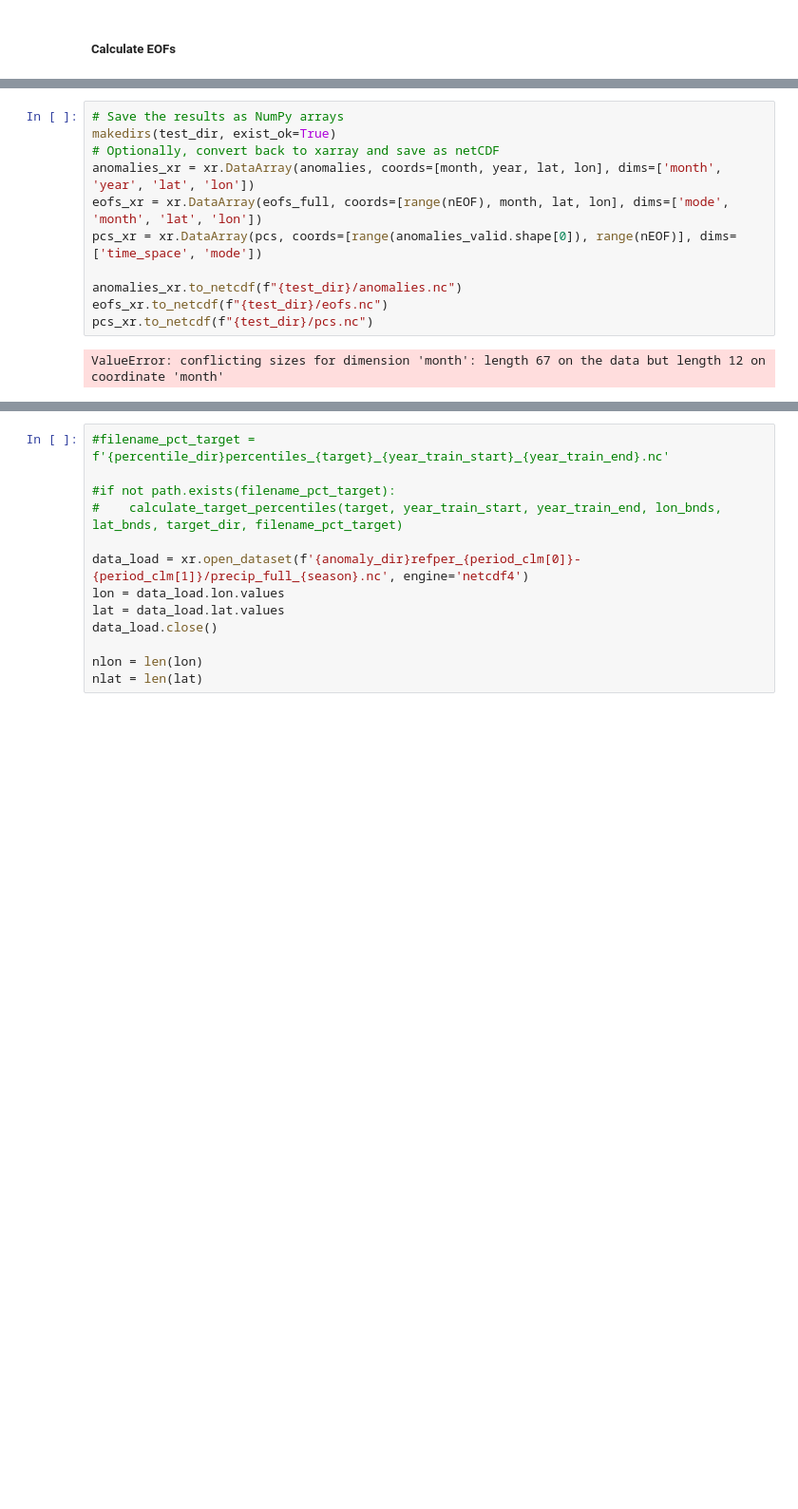
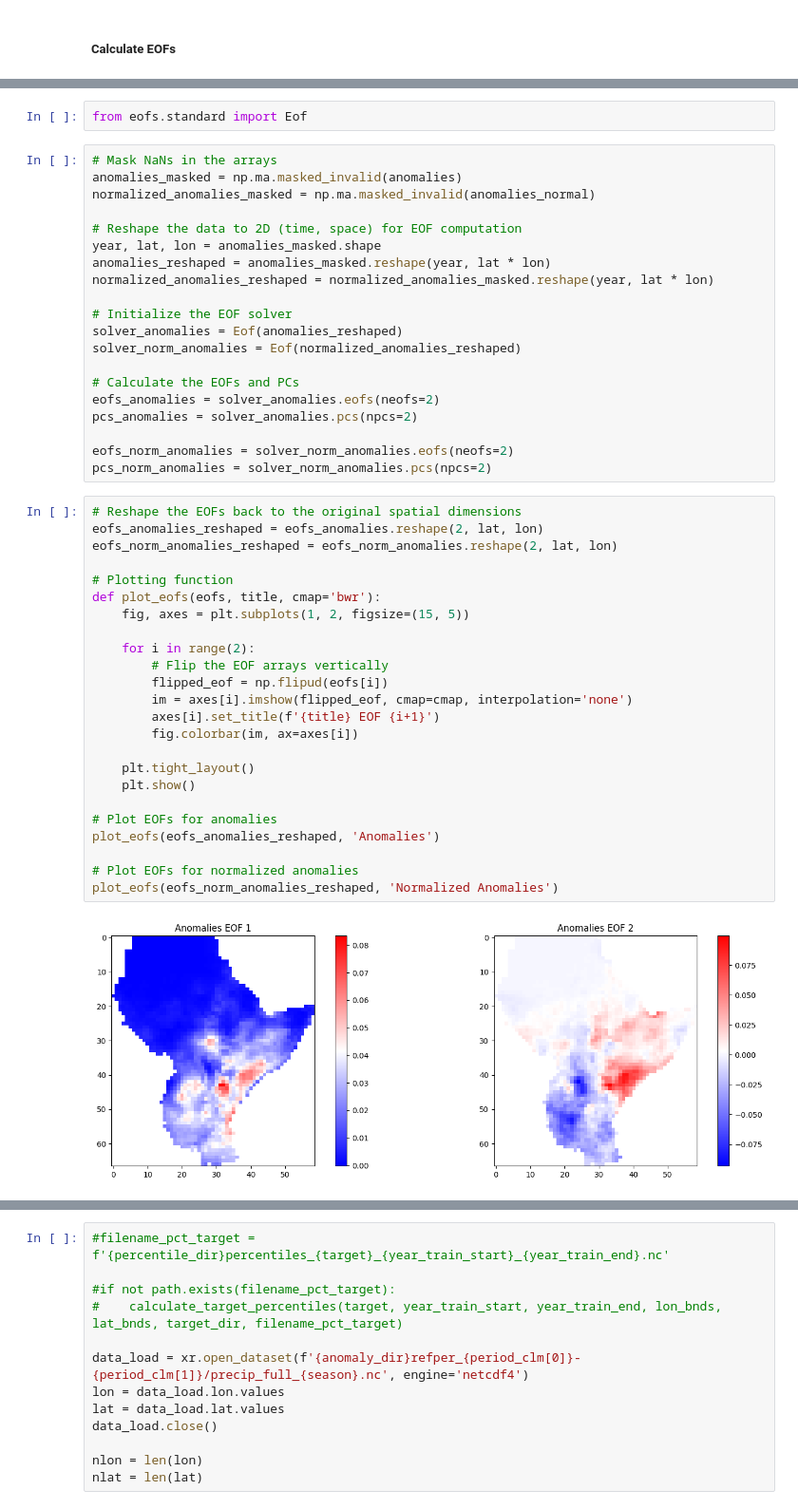
Before and after one commit to SeasonalForecastingEngine/CONFER-WP3, a Jupyter notebook: notebooks/lasso_fcst_example.ipynb, the cells around one changed output, grey strips where cells are left out. Shown at 95% size. Saved outputs shown, nothing was run; the diff lists cells and outputs as text; blank space fills up the shorter version.

```diff
--- a/notebooks/lasso_fcst_example.ipynb
+++ b/notebooks/lasso_fcst_example.ipynb
@@ -474,13 +440,48 @@ plt.show()
-# %%
-# Save the results as NumPy arrays
-makedirs(test_dir, exist_ok=True)
-# Optionally, convert back to xarray and save as netCDF
-anomalies_xr = xr.DataArray(anomalies, coords=[month, year, lat, lon], dims=['month', 'year', 'lat', 'lon'])
-eofs_xr = xr.DataArray(eofs_full, coords=[range(nEOF), month, lat, lon], dims=['mode', 'month', 'lat', 'lon'])
-pcs_xr = xr.DataArray(pcs, coords=[range(anomalies_valid.shape[0]), range(nEOF)], dims=['time_space', 'mode'])
-
-anomalies_xr.to_netcdf(f"{test_dir}/anomalies.nc")
-eofs_xr.to_netcdf(f"{test_dir}/eofs.nc")
-pcs_xr.to_netcdf(f"{test_dir}/pcs.nc")
-# %% [output]
-ValueError: conflicting sizes for dimension 'month': length 67 on the data but length 12 on coordinate 'month'
+# %%
+from eofs.standard import Eof
+# %%
+# Mask NaNs in the arrays
+anomalies_masked = np.ma.masked_invalid(anomalies)
+normalized_anomalies_masked = np.ma.masked_invalid(anomalies_normal)
+
+# Reshape the data to 2D (time, space) for EOF computation
+year, lat, lon = anomalies_masked.shape
+anomalies_reshaped = anomalies_masked.reshape(year, lat * lon)
+normalized_anomalies_reshaped = normalized_anomalies_masked.reshape(year, lat * lon)
+
+# Initialize the EOF solver
+solver_anomalies = Eof(anomalies_reshaped)
+solver_norm_anomalies = Eof(normalized_anomalies_reshaped)
+
+# Calculate the EOFs and PCs
+eofs_anomalies = solver_anomalies.eofs(neofs=2)
+pcs_anomalies = solver_anomalies.pcs(npcs=2)
+
+eofs_norm_anomalies = solver_norm_anomalies.eofs(neofs=2)
+pcs_norm_anomalies = solver_norm_anomalies.pcs(npcs=2)
+# %%
+# Reshape the EOFs back to the original spatial dimensions
+eofs_anomalies_reshaped = eofs_anomalies.reshape(2, lat, lon)
+eofs_norm_anomalies_reshaped = eofs_norm_anomalies.reshape(2, lat, lon)
+
+# Plotting function
+def plot_eofs(eofs, title, cmap='bwr'):
+    fig, axes = plt.subplots(1, 2, figsize=(15, 5))
+
+    for i in range(2):
+        # Flip the EOF arrays vertically
+        flipped_eof = np.flipud(eofs[i])
+        im = axes[i].imshow(flipped_eof, cmap=cmap, interpolation='none')
+        axes[i].set_title(f'{title} EOF {i+1}')
+        fig.colorbar(im, ax=axes[i])
+
+    plt.tight_layout()
+    plt.show()
+
+# Plot EOFs for anomalies
+plot_eofs(eofs_anomalies_reshaped, 'Anomalies')
+
+# Plot EOFs for normalized anomalies
+plot_eofs(eofs_norm_anomalies_reshaped, 'Normalized Anomalies')
+# %% [output]
+[figure, added]
```
Also changed, not shown: parts of 16 cells of this notebook, 4 other files.
